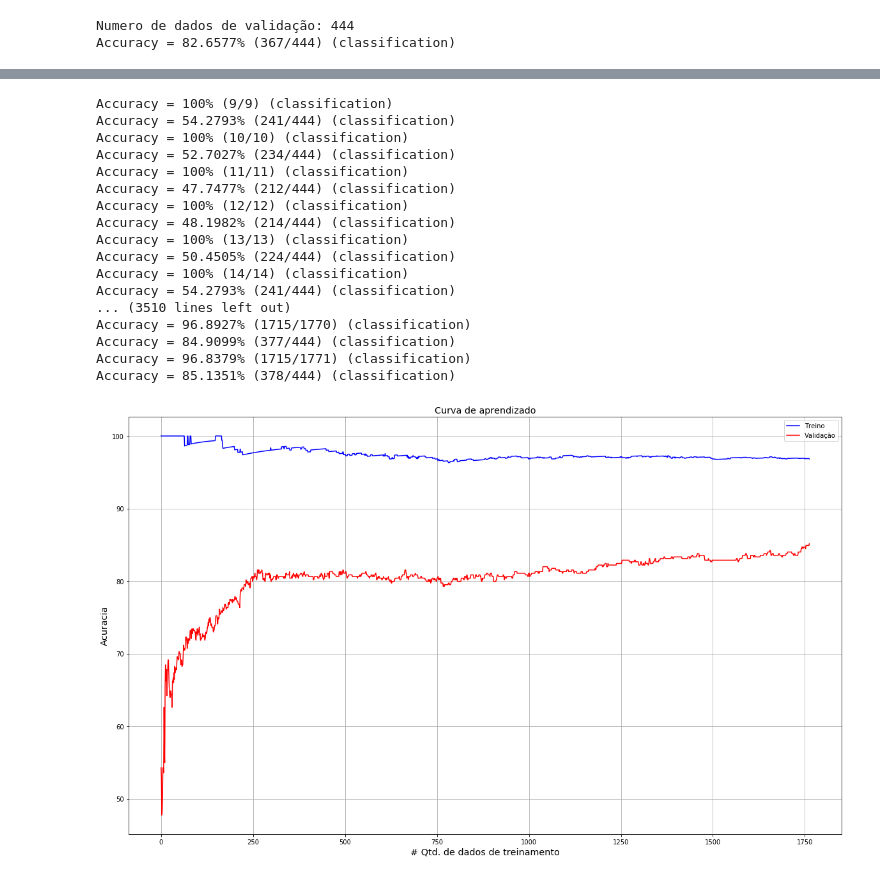
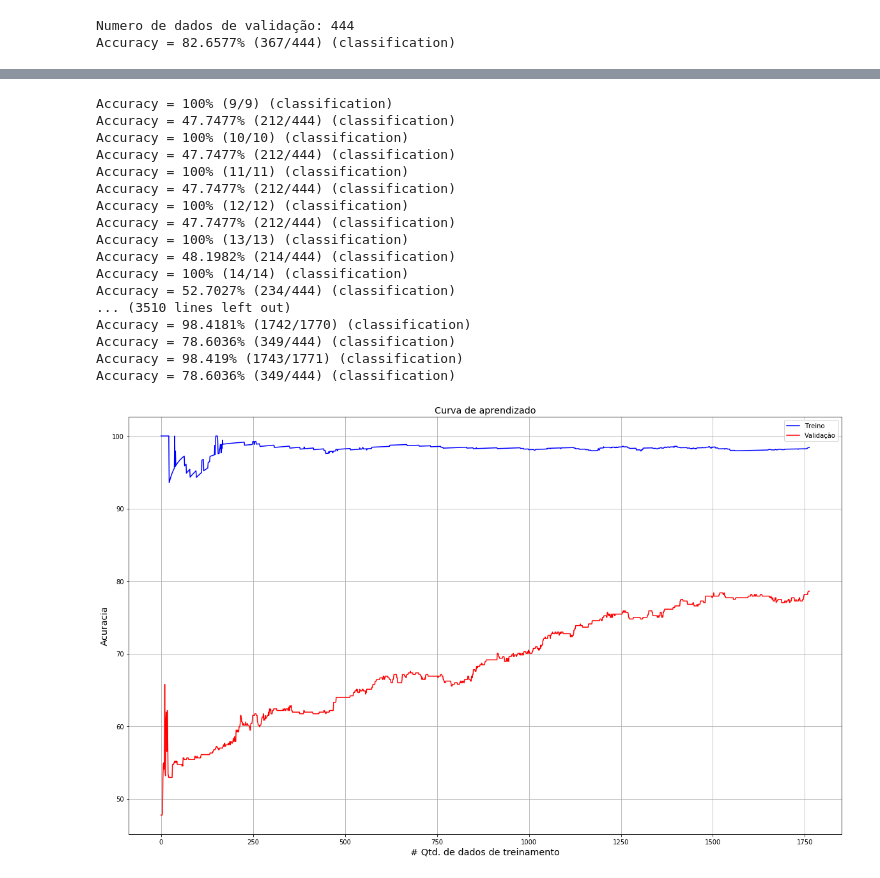
Before and after one commit to gabrielrodriguesrocha/AM-2019-1, a Jupyter notebook: svm.ipynb, the cells around one changed output, grey strips where cells are left out. Drawn from its saved outputs; the diff is of its cells as text; code cells hidden in the pictures.

Commit message:
added graphs for linear, polinomial and radial SVM

```diff
--- a/svm.ipynb
+++ b/svm.ipynb
@@ -146,0 +154,3 @@ def imprimeRelatorio(p_acc, kernel):
+# %%
+bestC_polinomial, bestGamma_polinomial = gridSearch(Xtrain, Ytrain, Xvalid, Yvalid, 1)
+print('Melhores parâmetros\nPolinomial - C: %1.3f, gamma=%1.3f' %(bestC_polinomial,bestGamma_polinomial))
@@ -146,0 +175,3 @@ def imprimeRelatorio(p_acc, kernel):
+# %%
+bestC_radial, bestGamma_radial = gridSearch(Xtrain, Ytrain, Xvalid, Yvalid, 2)
+print('Melhores parâmetros\nRadial - C: %1.3f, gamma=%1.3f' %(bestC_radial,bestGamma_radial))
@@ -152,25 +201,24 @@ def imprimeRelatorio(p_acc, kernel):
 # 0 -- linear: u\'\*v
 # 1 -- polynomial: (gamma\*u\'\*v + coef0)^degree
 # 2 -- radial basis function: exp(-gamma\*|u-v|^2)
-# 3 -- sigmoid: tanh(gamma\*u\'\*v + coef0)
 
 print('\n-----------\nSVM Classificator: \n-----------\n')
 
-kernel = 0
-model = svm_train(Ytrain, Xtrain, '-c %f -t %d' %(bestC, kernel))
+# Kernel linear:
+model = svm_train(Ytrain, Xtrain, '-c %f -t %d' %(bestC_linear, 0))
+p_labs, p_acc, p_vals = svm_predict(Yvalid, Xvalid, model)
+imprimeRelatorio(p_acc, 0)
 
-# Predição:
+
+# Kernel polinomial:
+model = svm_train(Ytrain, Xtrain, '-q -c %f -t %d -g %f' %(bestC_polinomial, 1, bestGamma_polinomial))
 p_labs, p_acc, p_vals = svm_predict(Yvalid, Xvalid, model)
+imprimeRelatorio(p_acc, 1)
 
-imprimeRelatorio(p_acc, kernel)
-
-for kernel in range(1, 4):
-
-    model = svm_train(Ytrain, Xtrain, '-q -c %f -t %d -g %f' %(bestC, kernel, bestGamma))
-
-    p_labs, p_acc, p_vals = svm_predict(Yvalid, Xvalid, model)
-
-    imprimeRelatorio(p_acc, kernel)
+# Kernel raidal:
+model = svm_train(Ytrain, Xtrain, '-q -c %f -t %d -g %f' %(bestC_radial, 2, bestGamma_radial))
+p_labs, p_acc, p_vals = svm_predict(Yvalid, Xvalid, model)
+imprimeRelatorio(p_acc, 2)
 # %% [output]
 -----------
 SVM Classificator:
@@ -192,5 +338,5 @@ Accuracy = 63.5135% (282/444) (classification)
 # %%
-def curva_aprendizado(Xtrain, Ytrain, Xvalid, Yvalid, Cost, Gamma):
+def curva_aprendizado(Xtrain, Ytrain, Xvalid, Yvalid, Cost, Gamma, kernel):
     """
     Funcao usada gerar a curva de aprendizado.
 
@@ -217,9 +363,6 @@ def curva_aprendizado(Xtrain, Ytrain, Xvalid, Yvalid, Cost, Gamma):
     # Configura o numero de interacaoes da regressao logistica
     iteracoes = 500
 
-    # Kernel radial
-    kernel = 2
-
     ########################## COMPLETE O CÓDIGO AQUI  ###############################
     #  Instrucoes: Complete o codigo para gerar o gráfico da curva de aprendizado.
     #           Comece o treinamento com as primeiras 10 amostras da base de dados de
@@ -231,7 +374,7 @@ def curva_aprendizado(Xtrain, Ytrain, Xvalid, Yvalid, Cost, Gamma):
     #           obtida nos dados de treinamento e na base de validacao a cada nova adicao de
     #           dados para treinamento.
     for idx, i in enumerate(np.arange(9, len(Xtrain) - 1)):
-        model = svm_train(Ytrain[:i], Xtrain[:i, :], '-q -c %f -t %d -g %f' %(bestC, kernel, bestGamma))
+        model = svm_train(Ytrain[:i], Xtrain[:i, :], '-q -c %f -t %d -g %f' %(Cost, kernel, Gamma))
 
         # Teste
         p_labs, p_acc, p_vals = svm_predict(Ytrain[:i], Xtrain[:i, :], model)
@@ -247,41 +390,41 @@ def curva_aprendizado(Xtrain, Ytrain, Xvalid, Yvalid, Cost, Gamma):
     plt.figure(figsize=(20,12))
 
     # Plota os dados
     plt.plot(perf_train, color='blue', linestyle='-', linewidth=1.5, label='Treino')
     plt.plot(perf_val, color='red', linestyle='-', linewidth=1.5, label='Validação')
 
     # Define os nomes do eixo x e do eixo y
     plt.xlabel(r'# Qtd. de dados de treinamento',fontsize='x-large')
     plt.ylabel(r'Acuracia',fontsize='x-large')
 
     # Define o título do gráfico
     plt.title(r'Curva de aprendizado', fontsize='x-large')
 
     # Acrescenta um grid no gráfico
     plt.grid(axis='both')
 
     # Plota a legenda
     plt.legend()
 
     plt.show()
 
-curva_aprendizado(Xtrain, Ytrain, Xvalid, Yvalid, bestC, bestGamma)
+curva_aprendizado(Xtrain, Ytrain, Xvalid, Yvalid, bestC_polinomial, bestGamma_polinomial, 1)
 # %% [output]
 Accuracy = 100% (9/9) (classification)
-Accuracy = 54.2793% (241/444) (classification)
+Accuracy = 47.7477% (212/444) (classification)
 Accuracy = 100% (10/10) (classification)
-Accuracy = 52.7027% (234/444) (classification)
+Accuracy = 47.7477% (212/444) (classification)
 Accuracy = 100% (11/11) (classification)
 Accuracy = 47.7477% (212/444) (classification)
 Accuracy = 100% (12/12) (classification)
+Accuracy = 47.7477% (212/444) (classification)
+Accuracy = 100% (13/13) (classification)
 Accuracy = 48.1982% (214/444) (classification)
-Accuracy = 100% (13/13) (classification)
-Accuracy = 50.4505% (224/444) (classification)
 Accuracy = 100% (14/14) (classification)
-Accuracy = 54.2793% (241/444) (classification)
+Accuracy = 52.7027% (234/444) (classification)
 ... (3510 lines left out)
-Accuracy = 96.8927% (1715/1770) (classification)
-Accuracy = 84.9099% (377/444) (classification)
-Accuracy = 96.8379% (1715/1771) (classification)
-Accuracy = 85.1351% (378/444) (classification)
+Accuracy = 98.4181% (1742/1770) (classification)
+Accuracy = 78.6036% (349/444) (classification)
+Accuracy = 98.419% (1743/1771) (classification)
+Accuracy = 78.6036% (349/444) (classification)
-[figure, old version]
+[figure, new version]
```
Also changed, not shown: parts of 8 cells of this notebook.
